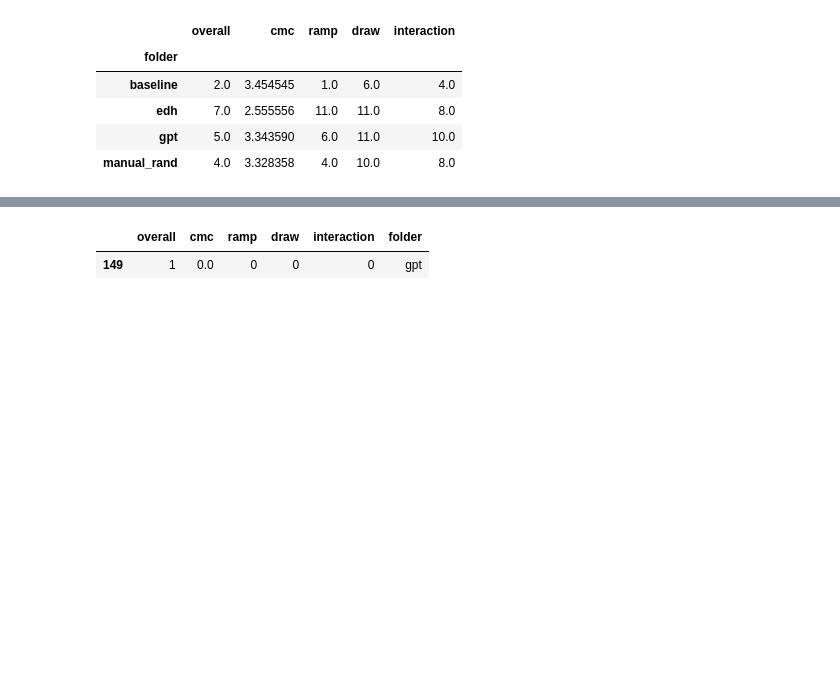
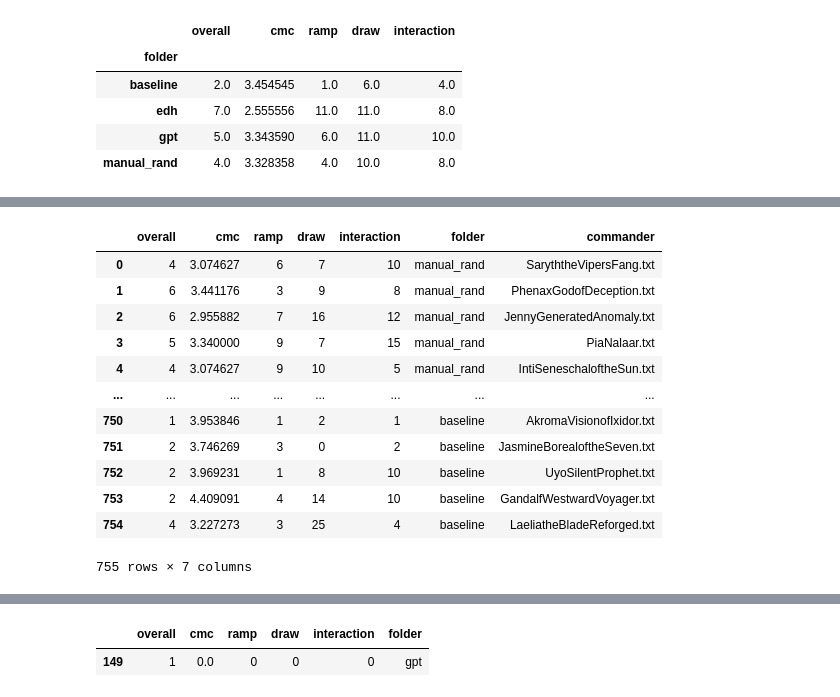
Before and after one commit to evelynyee/edh-llm, a Jupyter notebook: scripts/results.ipynb, the cells around one changed output, grey strips where cells are left out. Drawn from its saved outputs; the diff is of its cells as text; code cells hidden in the pictures; blank space fills up the shorter version.

```diff
--- a/scripts/results.ipynb
+++ b/scripts/results.ipynb
@@ -87,6 +91,22 @@ df.groupby('folder').mean()
 | edh | 6.851852 | 2.600532 | 12.052910 | 11.656085 | 8.206349 |
 | gpt | 5.356383 | 3.312369 | 7.154255 | 12.058511 | 10.122340 |
 | manual_rand | 4.433862 | 3.311894 | 5.259259 | 11.407407 | 8.883598 |
+# %%
+df
+# %% [output]
+|  | overall | cmc | ramp | draw | interaction | folder | commander |
+| 0 | 4 | 3.074627 | 6 | 7 | 10 | manual_rand | SaryththeVipersFang.txt |
+| 1 | 6 | 3.441176 | 3 | 9 | 8 | manual_rand | PhenaxGodofDeception.txt |
+| 2 | 6 | 2.955882 | 7 | 16 | 12 | manual_rand | JennyGeneratedAnomaly.txt |
+| 3 | 5 | 3.340000 | 9 | 7 | 15 | manual_rand | PiaNalaar.txt |
+| 4 | 4 | 3.074627 | 9 | 10 | 5 | manual_rand | IntiSeneschaloftheSun.txt |
+| ... | ... | ... | ... | ... | ... | ... | ... |
+| 750 | 1 | 3.953846 | 1 | 2 | 1 | baseline | AkromaVisionofIxidor.txt |
+| 751 | 2 | 3.746269 | 3 | 0 | 2 | baseline | JasmineBorealoftheSeven.txt |
+| 752 | 2 | 3.969231 | 1 | 8 | 10 | baseline | UyoSilentProphet.txt |
+| 753 | 2 | 4.409091 | 4 | 14 | 10 | baseline | GandalfWestwardVoyager.txt |
+| 754 | 4 | 3.227273 | 3 | 25 | 4 | baseline | LaeliatheBladeReforged.txt |
+755 rows × 7 columns
 # %%
 sns.set(style="whitegrid")
 plt.figure(figsize=(20, 10))
```
Also changed, not shown: parts of 7 cells of this notebook, 2 other files.
